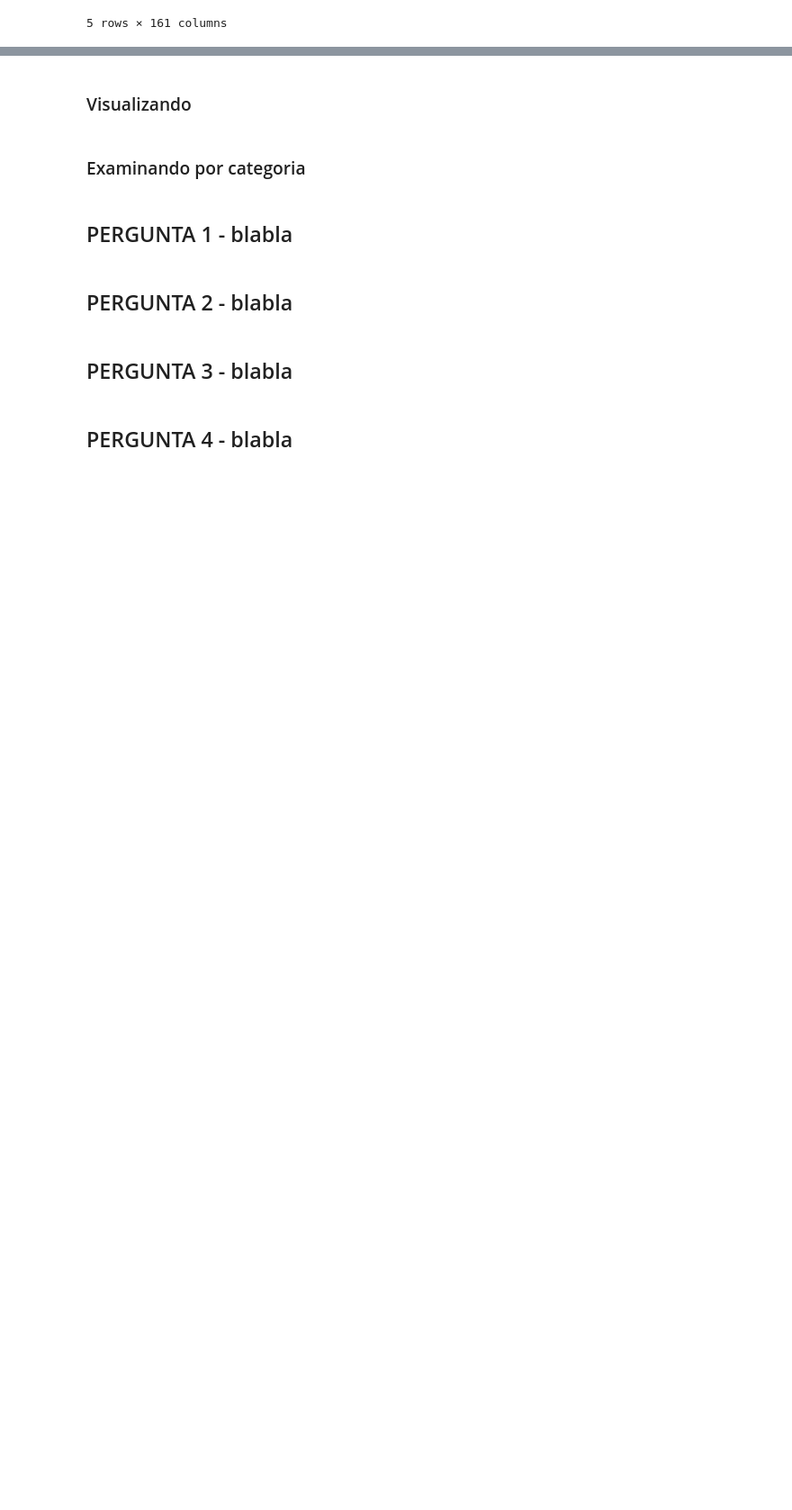
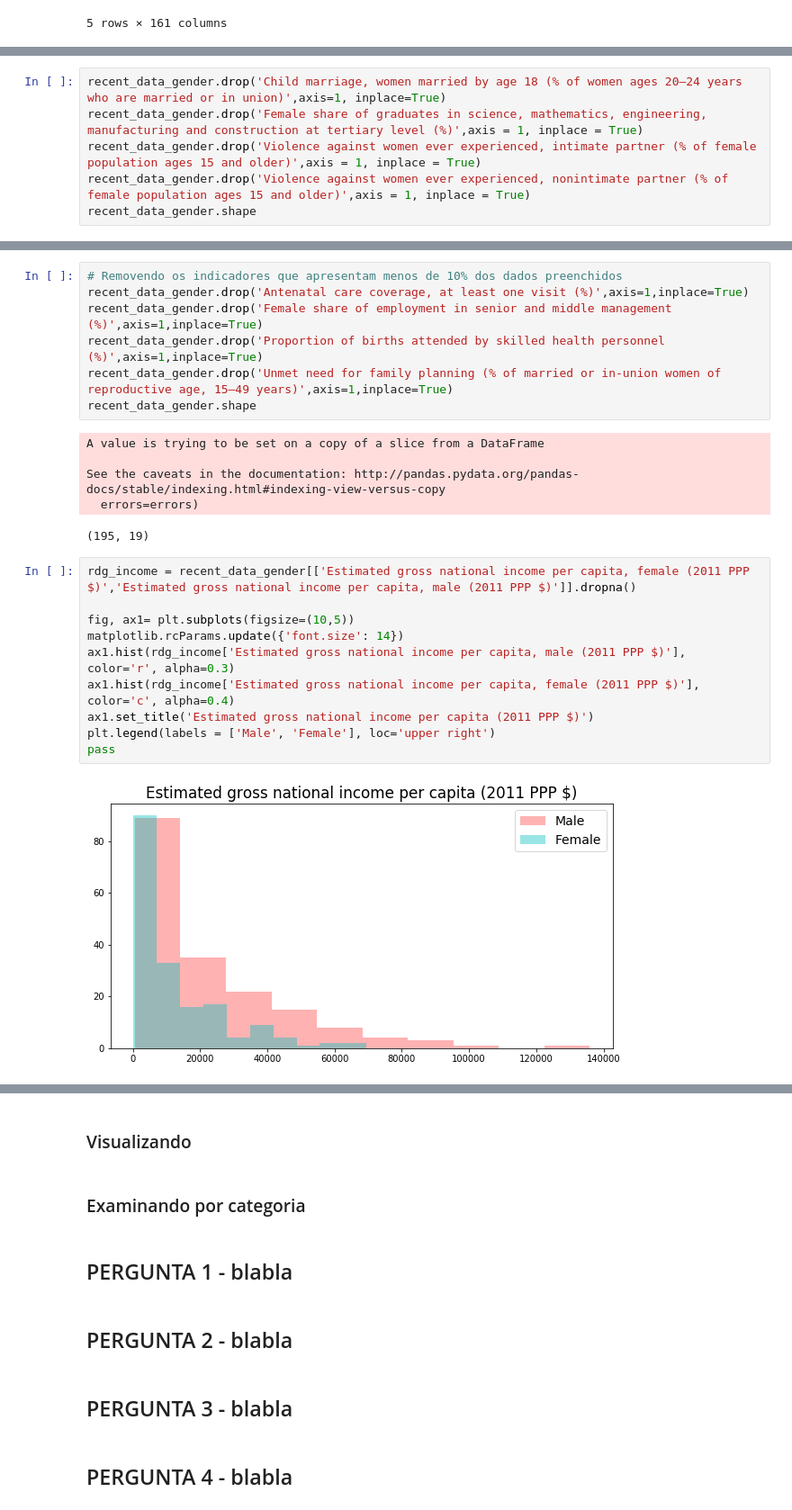
Before and after one commit to andreisha/inf1032-datascience, a Jupyter notebook: T1.1 Analise Descriptiva.ipynb, the cells around one changed output, grey strips where cells are left out. Shown at 90% size. Drawn from its saved outputs; the diff is of its cells as text; blank space fills up the shorter version.

```diff
--- a/T1.1 Analise Descriptiva.ipynb
+++ b/T1.1 Analise Descriptiva.ipynb
@@ -264,0 +306,6 @@ recent_data_gender
+# %%
+recent_data_gender.drop('Child marriage, women married by age 18 (% of women ages 20–24 years who are married or in union)',axis=1, inplace=True)
+recent_data_gender.drop('Female share of graduates in science, mathematics, engineering, manufacturing and construction at tertiary level (%)',axis = 1, inplace = True)
+recent_data_gender.drop('Violence against women ever experienced, intimate partner (% of female population ages 15 and older)',axis = 1, inplace = True)
+recent_data_gender.drop('Violence against women ever experienced, nonintimate partner (% of female population ages 15 and older)',axis = 1, inplace = True)
+recent_data_gender.shape
@@ -288,0 +372,25 @@ data.describe()
+# %%
+# Removendo os indicadores que apresentam menos de 10% dos dados preenchidos
+recent_data_gender.drop('Antenatal care coverage, at least one visit (%)',axis=1,inplace=True)
+recent_data_gender.drop('Female share of employment in senior and middle management (%)',axis=1,inplace=True)
+recent_data_gender.drop('Proportion of births attended by skilled health personnel (%)',axis=1,inplace=True)
+recent_data_gender.drop('Unmet need for family planning (% of married or in-union women of reproductive age, 15–49 years)',axis=1,inplace=True)
+recent_data_gender.shape
+# %% [output]
+A value is trying to be set on a copy of a slice from a DataFrame
+
+See the caveats in the documentation: http://pandas.pydata.org/pandas-docs/stable/indexing.html#indexing-view-versus-copy
+  errors=errors)
+(195, 19)
+# %%
+rdg_income = recent_data_gender[['Estimated gross national income per capita, female (2011 PPP $)','Estimated gross national income per capita, male (2011 PPP $)']].dropna()
+
+fig, ax1= plt.subplots(figsize=(10,5))
+matplotlib.rcParams.update({'font.size': 14})
+ax1.hist(rdg_income['Estimated gross national income per capita, male (2011 PPP $)'], color='r', alpha=0.3)
+ax1.hist(rdg_income['Estimated gross national income per capita, female (2011 PPP $)'],   color='c', alpha=0.4)
+ax1.set_title('Estimated gross national income per capita (2011 PPP $)')
+plt.legend(labels = ['Male', 'Female'], loc='upper right')
+pass
+# %% [output]
+[figure, added]
```
Also changed, not shown: parts of 36 cells of this notebook.
